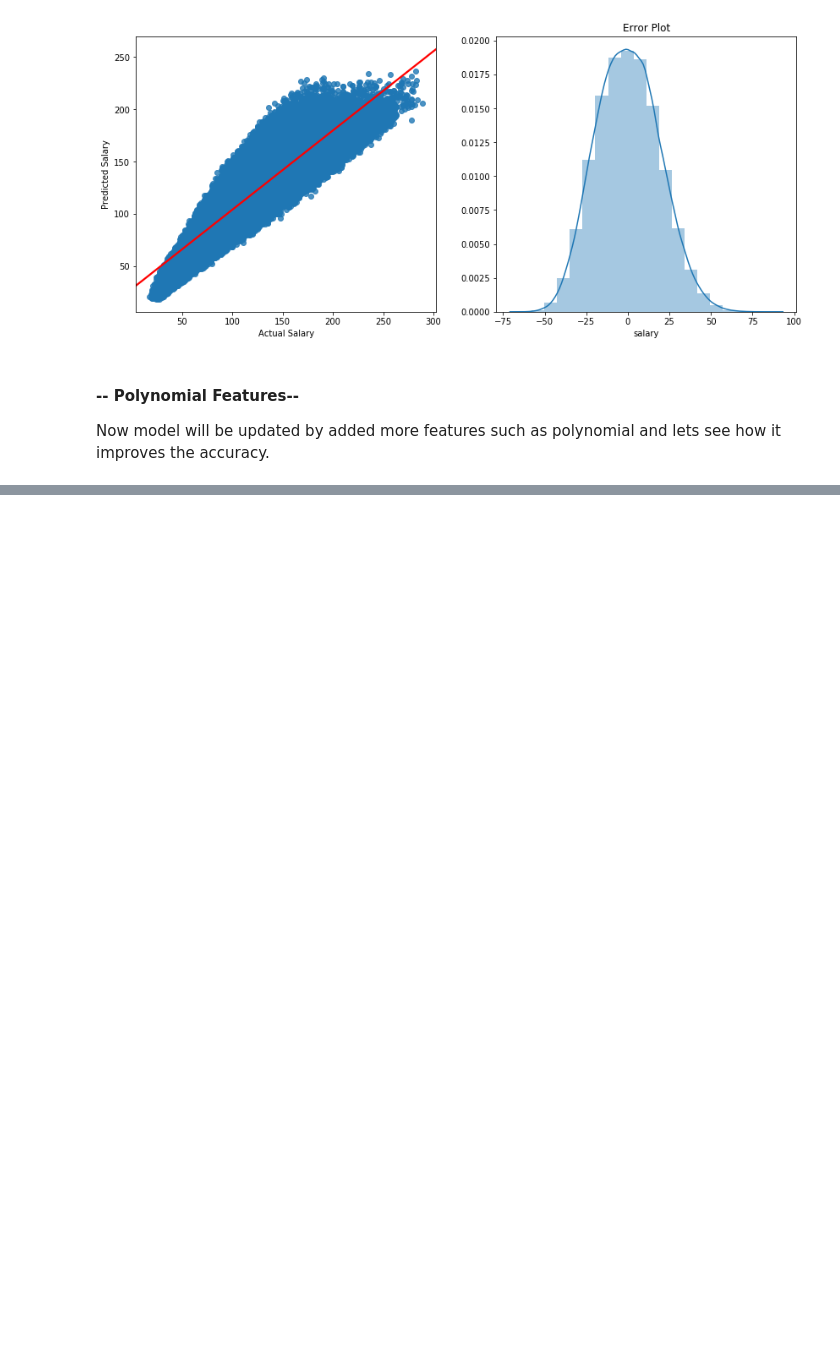
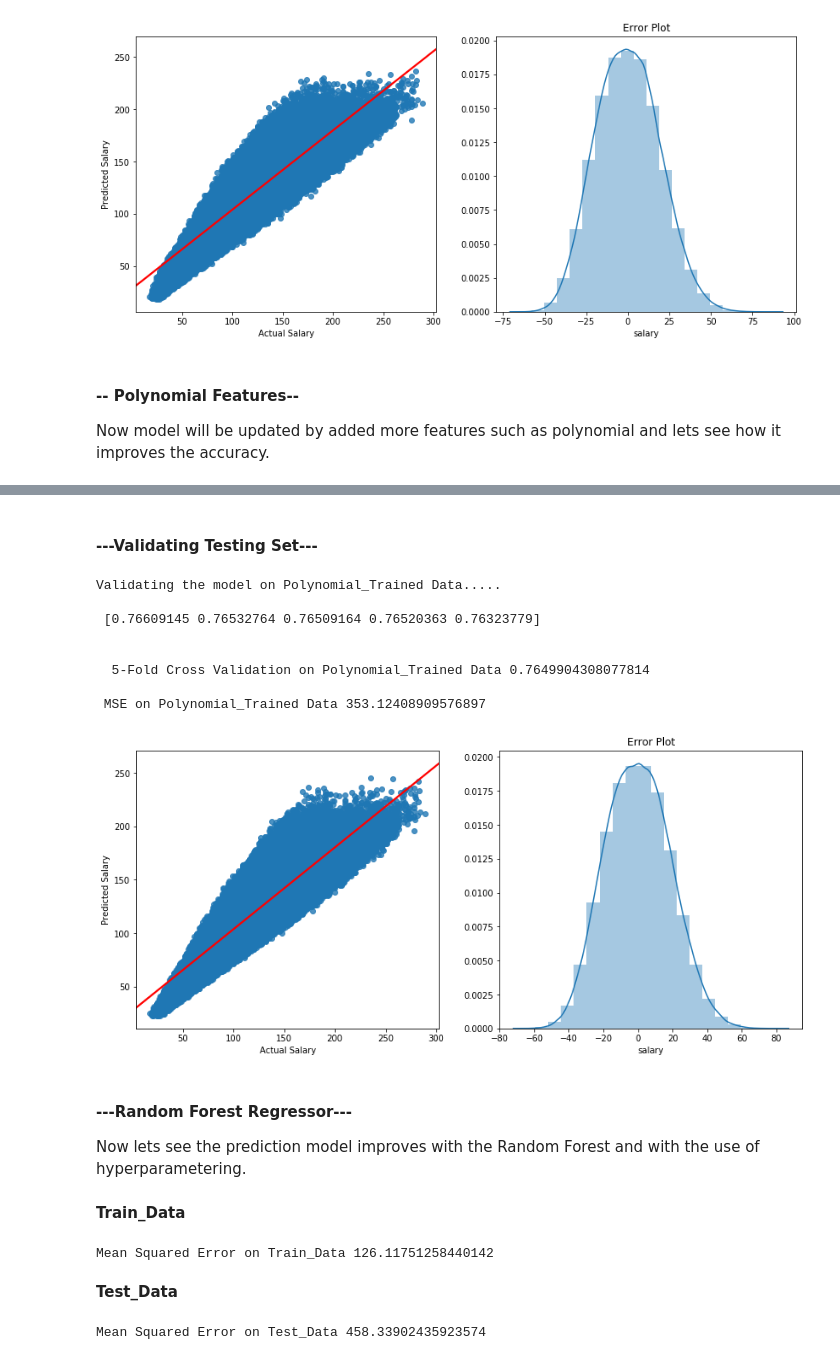
Before and after one commit to ishantg3/Salary-Prediction, a Jupyter notebook: Salary_Prediction.ipynb, the cells around one changed output, grey strips where cells are left out. Cells and saved outputs as stored; diff of their text form; code cells hidden in the pictures; blank space fills up the shorter version.

```diff
--- a/Salary_Prediction.ipynb
+++ b/Salary_Prediction.ipynb
@@ -473,0 +502,37 @@ NameError: name 'PolynomialFeatures' is not defined
+# %% [markdown]
+#### ---Validating Testing Set---
+# %%
+df_ts_poly=Linear_Model(poly_lr, x_ts_poly, y_test, "Polynomial_Trained Data")
+# %% [output]
+Validating the model on Polynomial_Trained Data.....
+
+ [0.76609145 0.76532764 0.76509164 0.76520363 0.76323779]
+
+
+  5-Fold Cross Validation on Polynomial_Trained Data 0.7649904308077814
+
+ MSE on Polynomial_Trained Data 353.12408909576897
+[figure, added]
+# %% [markdown]
+#### ---Random Forest Regressor---
+Now lets see the prediction model improves with the Random Forest and with the use of hyperparametering.
+# %% [markdown]
+**Train_Data**
+# %%
+rf=RandomForestRegressor()
+rf.fit(x_train, y_train)
+y_pred_rf=rf.predict(x_train)
+mse_rf=mean_squared_error(y_pred_rf, y_train)
+print("Mean Squared Error on Train_Data", mse_rf)
+# %% [output]
+Mean Squared Error on Train_Data 126.11751258440142
+# %% [markdown]
+**Test_Data**
+# %%
+rf=RandomForestRegressor()
+rf.fit(x_train, y_train)
+y_pred_rf=rf.predict(x_test)
+mse_rf_ts=mean_squared_error(y_pred_rf, y_test)
+print("Mean Squared Error on Test_Data", mse_rf_ts)
+# %% [output]
+Mean Squared Error on Test_Data 458.33902435923574
```
Also changed, not shown: parts of 19 cells of this notebook.
